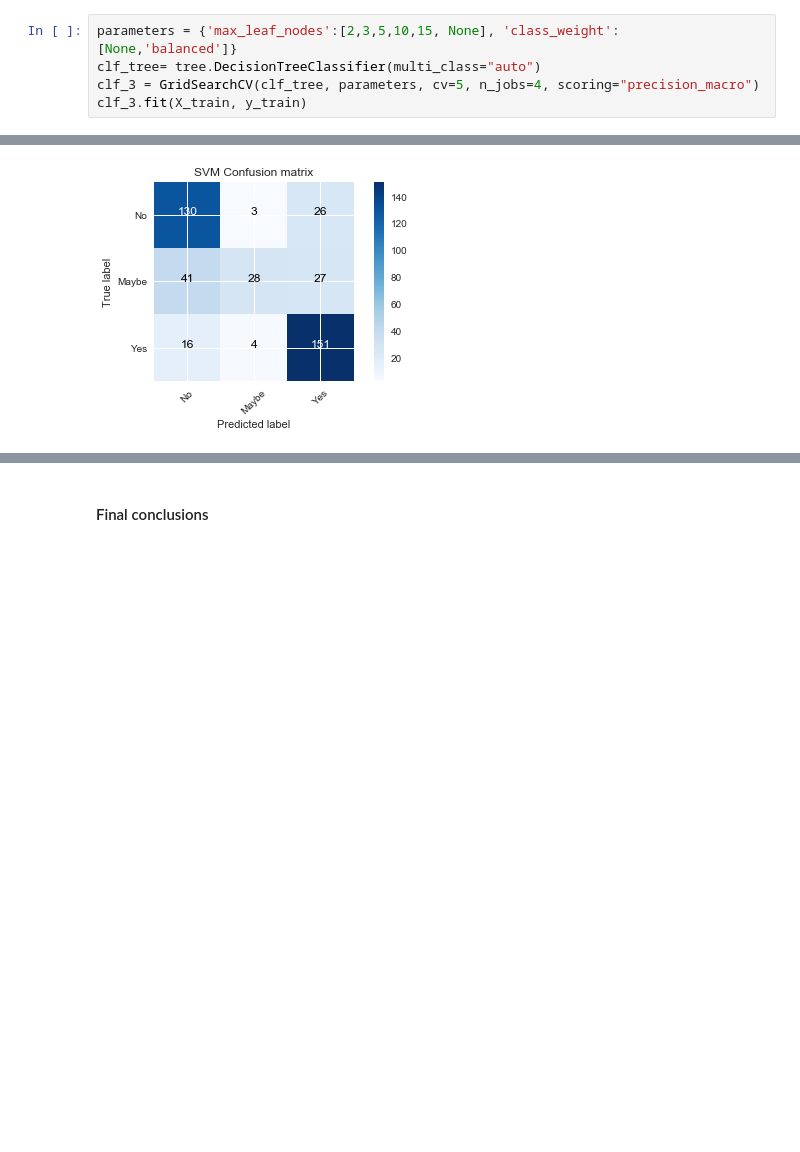
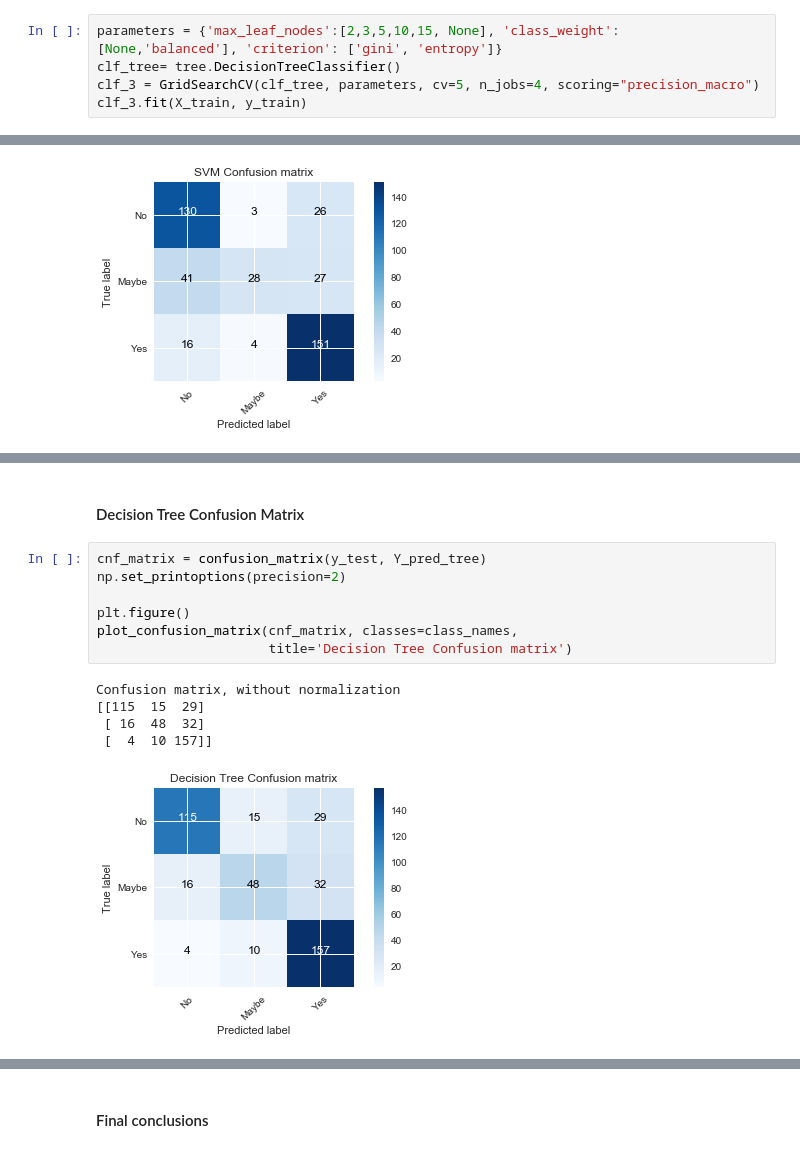
Before and after one commit to flaviacmr/Aprendizagem_Automatica, a Jupyter notebook: AA_201819_Project/AA_201819_Project/AA_201819_Project_MR.ipynb, the cells around one changed output, grey strips where cells are left out. Cells and saved outputs as stored; diff of their text form; blank space fills up the shorter version.

```diff
--- a/AA_201819_Project/AA_201819_Project/AA_201819_Project_MR.ipynb
+++ b/AA_201819_Project/AA_201819_Project/AA_201819_Project_MR.ipynb
@@ -905,8 +930,8 @@ weighted avg       0.72      0.73      0.72       426
 # %% [markdown]
 ####  Decision Tree - Selecting classifier parameters using K-fold Cross Validation
 # %%
-parameters = {'max_leaf_nodes':[2,3,5,10,15, None], 'class_weight': [None,'balanced']}
-clf_tree= tree.DecisionTreeClassifier(multi_class="auto")
+parameters = {'max_leaf_nodes':[2,3,5,10,15, None], 'class_weight': [None,'balanced'], 'criterion': ['gini', 'entropy']}
+clf_tree= tree.DecisionTreeClassifier()
 clf_3 = GridSearchCV(clf_tree, parameters, cv=5, n_jobs=4, scoring="precision_macro")
 clf_3.fit(X_train, y_train)
 # %% [output]
@@ -1222,0 +1277,15 @@ print("NB", classification_report(y_test, Y_pred_nb))
+# %% [markdown]
+#### Decision Tree Confusion Matrix
+# %%
+cnf_matrix = confusion_matrix(y_test, Y_pred_tree)
+np.set_printoptions(precision=2)
+
+plt.figure()
+plot_confusion_matrix(cnf_matrix, classes=class_names,
+                      title='Decision Tree Confusion matrix')
+# %% [output]
+Confusion matrix, without normalization
+[[115  15  29]
+ [ 16  48  32]
+ [  4  10 157]]
+[figure, added]
```
Also changed, not shown: parts of 43 cells of this notebook.
